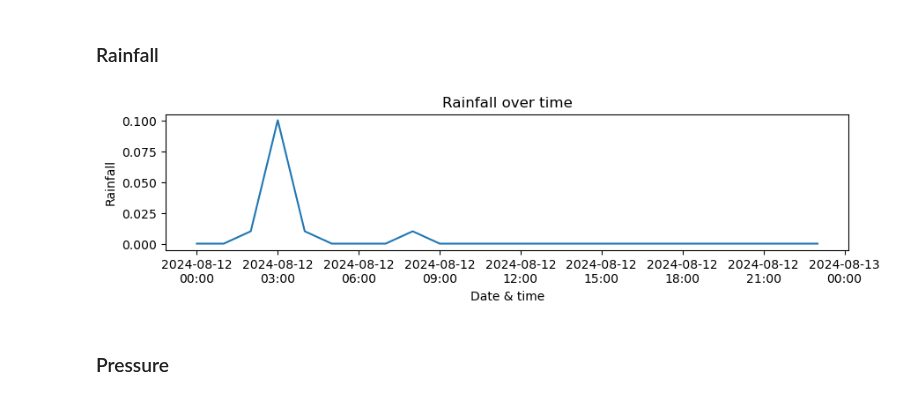
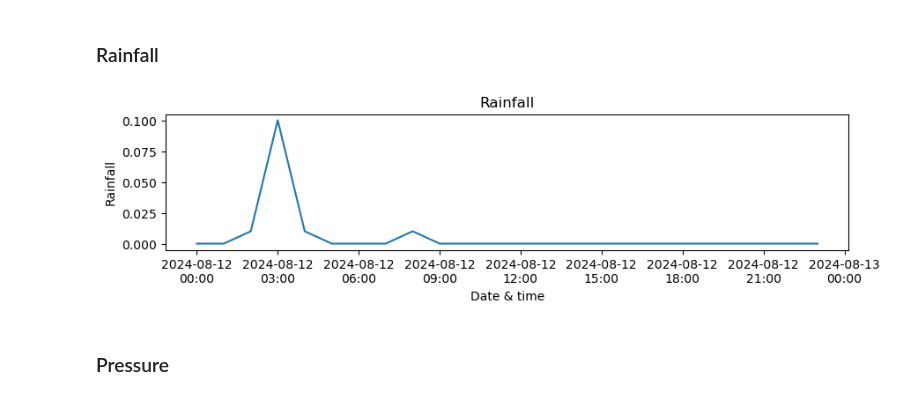
Before and after one commit to Ange-Dvs/computer_infrastructure_assessment, a Jupyter notebook: weather.ipynb, the cells around one changed output. Saved outputs shown, nothing was run; the diff lists cells and outputs as text; code cells hidden in the pictures.

```diff
--- a/weather.ipynb
+++ b/weather.ipynb
@@ -412,15 +350,9 @@ plt.show()
 # %% [markdown]
 ### Rainfall
-# %%
-# plotting the rainfall
-plt.figure(figsize=(10,2))
-sns.lineplot(data=df, x=df.index, y='rainfall')
-plt.gca().xaxis.set_major_formatter(mdates.DateFormatter('%Y-%m-%d\n%H:%M'))
-plt.xlabel('Date & time')
-plt.ylabel('Rainfall')
-plt.title('Rainfall over time')
-plt.show()
-# %% [output]
-[figure, removed]
+# %%
+
+rain_plot_to_show = line_plot_overview(selected_column='rainfall', dataset24=df2024)
+# %% [output]
+[figure, added]
 # %% [markdown]
 ### Pressure
```
Also changed, not shown: parts of 52 cells of this notebook, 2 other files.
